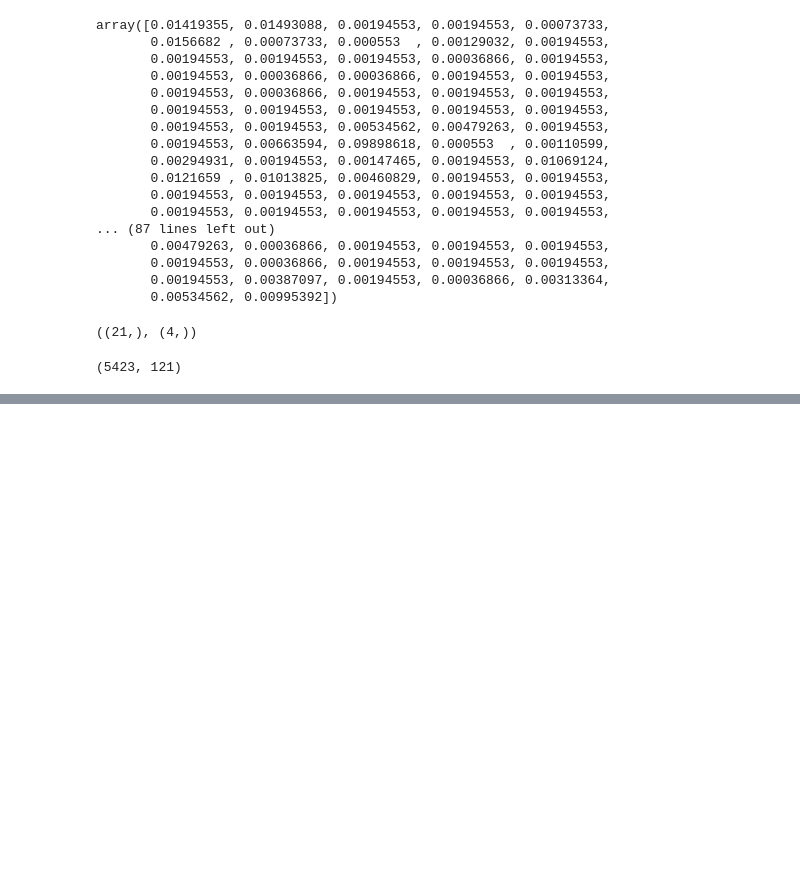
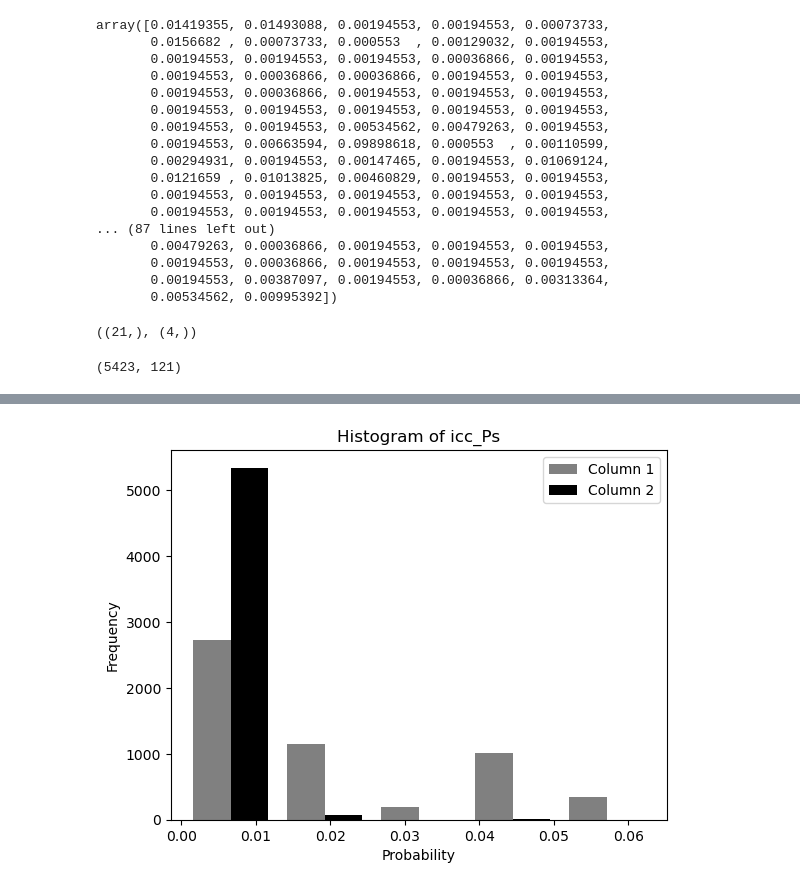
Before and after one commit to PaulHosek/MCM_classifier, a Jupyter notebook: Classifier_1/classifier/bin/reworking_clf.ipynb, the cells around one changed output, grey strips where cells are left out. Cells and saved outputs as stored; diff of their text form; code cells hidden in the pictures; blank space fills up the shorter version.

```diff
--- a/Classifier_1/classifier/bin/reworking_clf.ipynb
+++ b/Classifier_1/classifier/bin/reworking_clf.ipynb
@@ -113,0 +137,12 @@ ValueError: invalid literal for int() with base 2: '[0 0 0 0 0 0 0 0 0 0 0 0 0 0
+# %%
+import matplotlib.pyplot as plt
+
+
+plt.hist(icc_Ps, bins=5, color=['grey', 'black'], label=['Column 1', 'Column 2'])
+plt.xlabel('Probability')
+plt.ylabel('Frequency')
+plt.title('Histogram of icc_Ps')
+plt.legend()
+plt.show()
+# %% [output]
+[figure, added]
```
Also changed, not shown: parts of 6 cells of this notebook.
